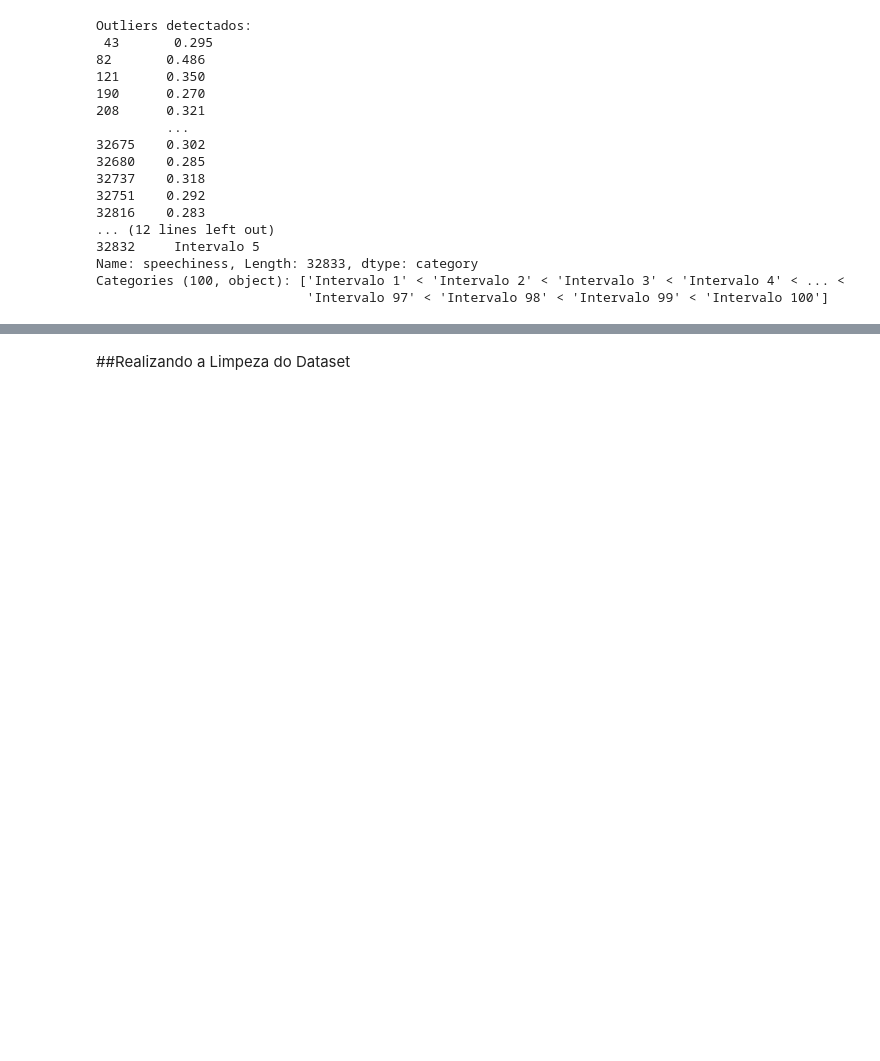
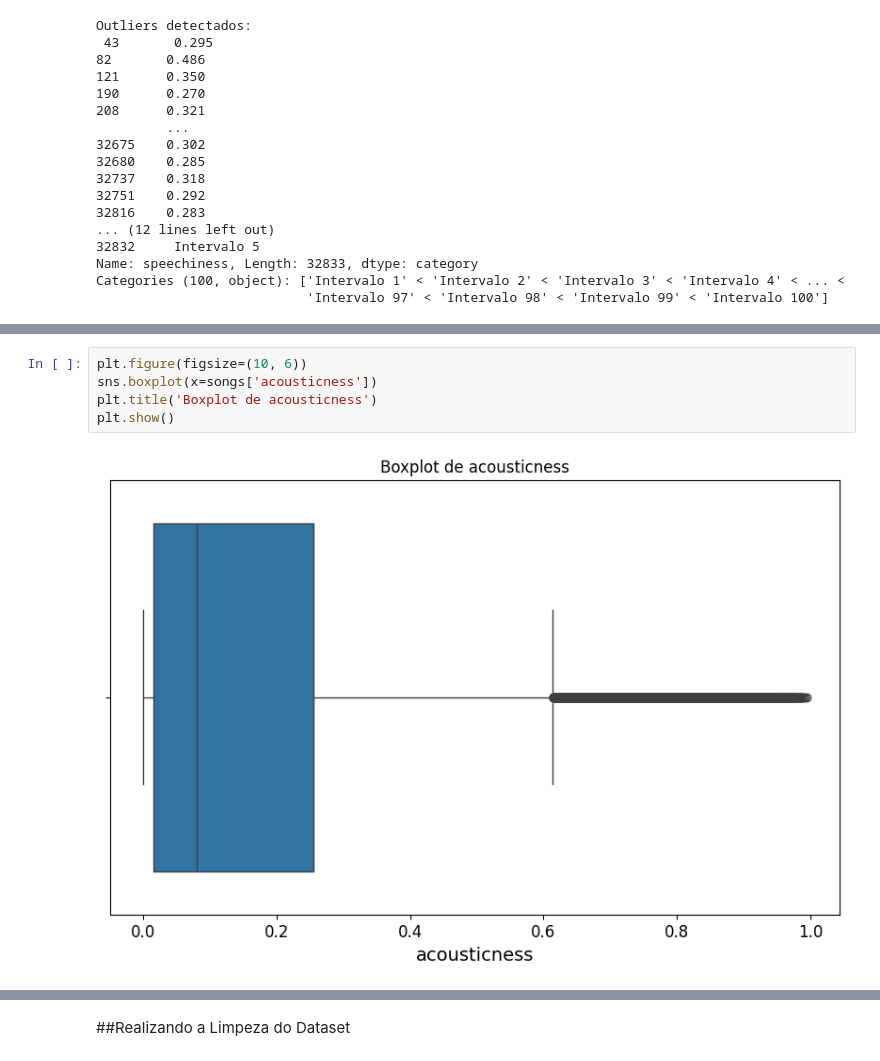
Before and after one commit to Lrs-mtos/song-popularity-ML, a Jupyter notebook: song_popularity.ipynb, the cells around one changed output, grey strips where cells are left out. Saved outputs shown, nothing was run; the diff lists cells and outputs as text; blank space fills up the shorter version.

```diff
--- a/song_popularity.ipynb
+++ b/song_popularity.ipynb
@@ -432,3 +432,10 @@ plt.title('Boxplot de Speechiness')
 plt.show()
 # %% [output]
 [figure]
+# %%
+plt.figure(figsize=(10, 6))
+sns.boxplot(x=songs['acousticness'])
+plt.title('Boxplot de acousticness')
+plt.show()
+# %% [output]
+[figure, added]
```
Also changed, not shown: parts of 13 cells of this notebook.
